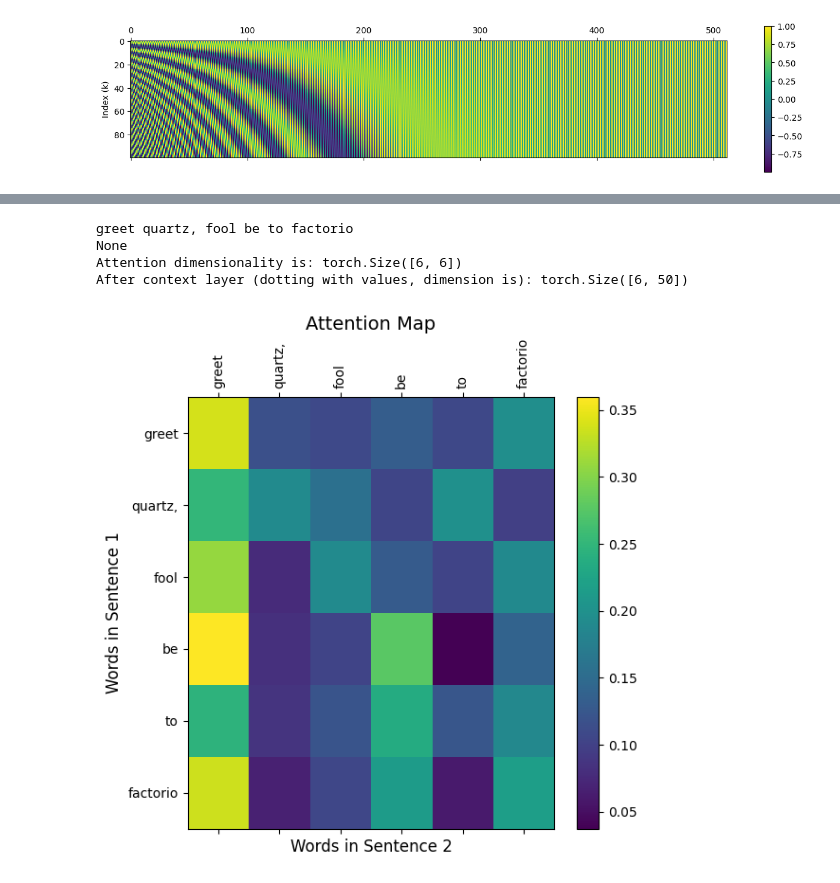
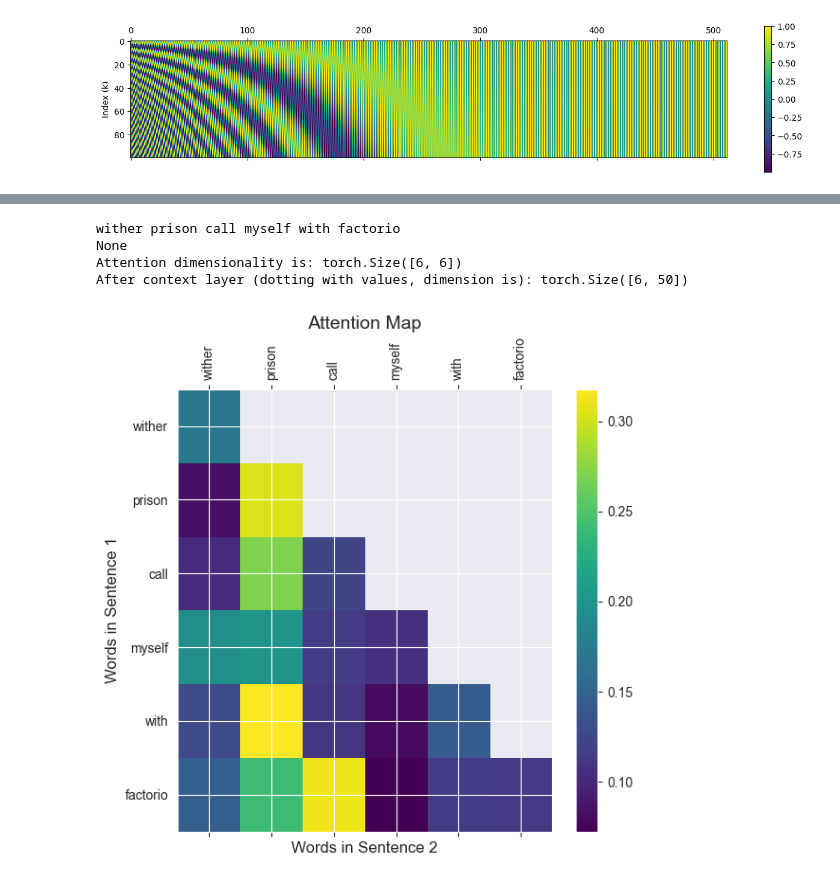
Before and after one commit to Twinbo/Signals-and-Data-Autumn-2025-student, a Jupyter notebook: week_12/ex_week_12_solution.ipynb, the cells around one changed output, grey strips where cells are left out. Drawn from its saved outputs; the diff is of its cells as text; code cells hidden in the pictures.

```diff
--- a/week_12/ex_week_12_solution.ipynb
+++ b/week_12/ex_week_12_solution.ipynb
@@ -64,0 +54,21 @@ plt.show()
+# %%
+example_sentence = "We walk when wearing what?"
+P = get_position_encoding(seq_len=len(example_sentence.split()) + 20, d=100, n=10_000)
+# %%
+idxs = [1, 20, 40]
+idxs.extend([el + 1 for el in  idxs])
+idxs = sorted(idxs)
+num_sinusoidals = len(idxs)
+fig = plt.figure(figsize=(10, num_sinusoidals*1.5))
+
+for j, idx in enumerate(idxs):
+    plt.subplot(num_sinusoidals, 1, j + 1)
+    plotSinusoid(P[:, idx], plot_line=True, points_names=example_sentence.split())
+    plt.title(f"{'Sine' if idx % 2 == 0 else 'Cosine'} {idx // 2}")
+    plt.xlabel("Index (k)")
+    if j == 0:
+        plt.legend(bbox_to_anchor=(1.05, 1), loc=2, borderaxespad=0.)
+
+
+plt.tight_layout()
+plt.show()
@@ -64,0 +79,11 @@ plt.show()
+# %%
+ks = [0, 4, 10, ]
+
+fig = plt.figure(figsize=(len(ks)*4, 4))
+# Plot sine
+for j, k in enumerate(ks):
+    plt.subplot(1, len(ks), j + 1)
+    plotSinusoid(P[k], title=f"k={k}")
+
+plt.tight_layout()
+plt.show()
@@ -139,12 +166,17 @@ class AttentionModule:
         # Keep track of K_dim for scaling factors, otherwise handled by number of heads in multihead attention
         self.K_dim = K_dim
 
-    def attention_from_tokens(self, token_indices):
+    def attention_from_tokens(self, token_indices, mask=False):
         # Transform to tensor to allow or use in word_embeddings:
         token_indices_tensor = torch.tensor(token_indices)
         embeddings = self.word_embeddings(token_indices_tensor)
         embeddings += self.positional_encoding_matrix[token_indices_tensor]
         attention = F.softmax((self.query_embeddings(embeddings) @ self.key_embeddings(embeddings).T) / torch.sqrt(torch.tensor(self.K_dim)), dim=1)
+        # Mask
+        if mask:
+            seq_len = attention.size(-1)
+            mask = torch.triu(torch.ones(seq_len, seq_len), diagonal=1).bool()  # Upper triangular mask
+            attention = attention.masked_fill(mask, float('-inf'))
 
         representations = attention @ self.value_embeddings(embeddings)
 
@@ -254,27 +286,27 @@ greet quartz, fool be to factorio ['greet', 'quartz,', 'fool', 'be', 'to', 'fact
 # %%
 # Define dimensions of word embeddings, as well as Q, K and V matrices
 word_dim = 50
 Q_dim = 50
 K_dim = 50
 V_dim = 50
 
 # Instantiate AttentionModule
 attention_model = AttentionModule(word_dim, Q_dim, K_dim, V_dim)
 
 # Print sentence we are getting attention for
 print(print(new_sentence))
 
 # Calculate the attention and context layer values
-attention, representations = attention_model.attention_from_tokens(token_indices)
+attention, representations = attention_model.attention_from_tokens(token_indices, mask=True)
 
 # Print and visualize
 print("Attention dimensionality is:", attention.shape)
 print("After context layer (dotting with values, dimension is):", representations.shape)
 
 visualize_attention(attention.detach().numpy(), new_sentence.split(), new_sentence.split())
 # %% [output]
-greet quartz, fool be to factorio
+wither prison call myself with factorio
 None
 Attention dimensionality is: torch.Size([6, 6])
 After context layer (dotting with values, dimension is): torch.Size([6, 50])
-[figure, old version]
+[figure, new version]
```
Also changed, not shown: parts of 8 cells of this notebook.
